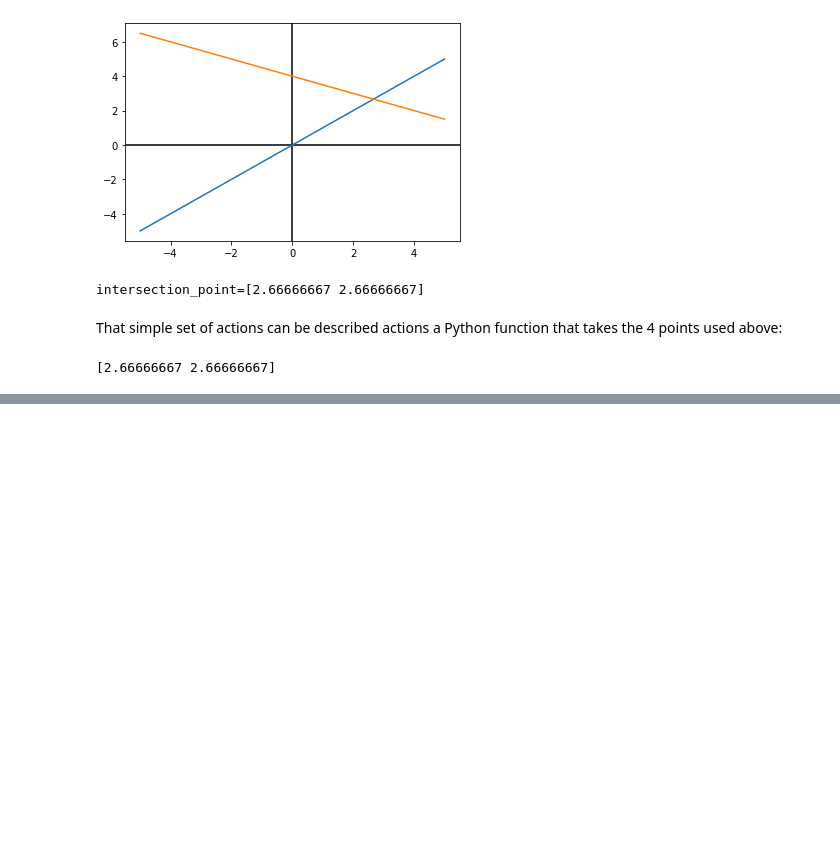
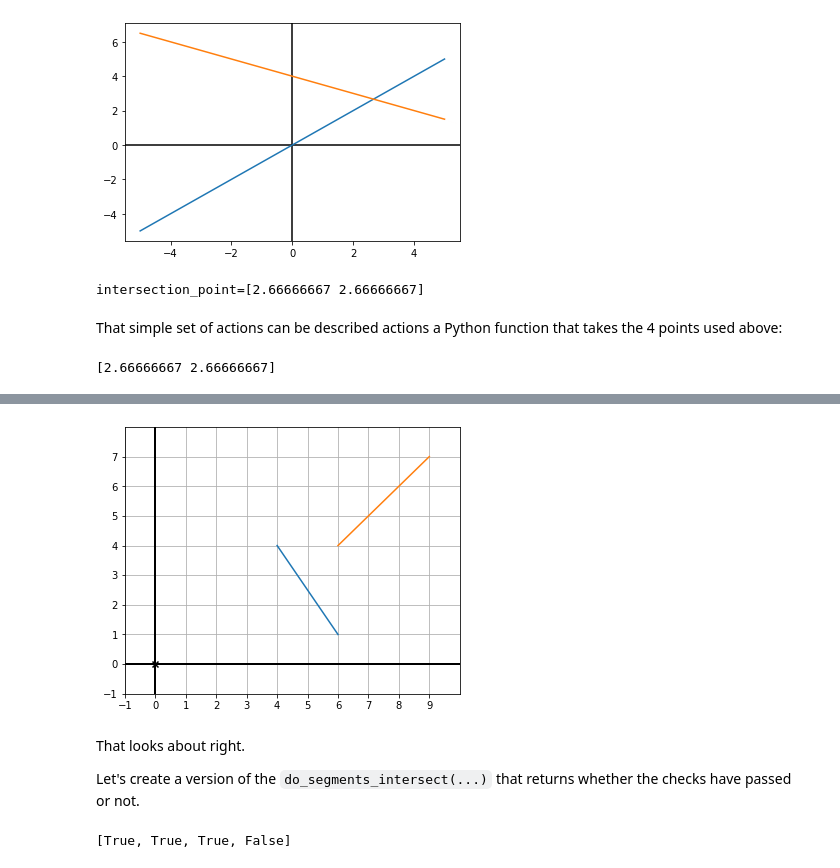
Before and after one commit to sergiofgonzalez/math-workbench, a Jupyter notebook: 06-solving-systems-of-linear-equations/e01-exercises/solving-systems-of-linear-equations-exercises.ipynb, the cells around one changed output, grey strips where cells are left out. Cells and saved outputs as stored; diff of their text form; code cells hidden in the pictures; blank space fills up the shorter version.

```diff
--- a/06-solving-systems-of-linear-equations/e01-exercises/solving-systems-of-linear-equations-exercises.ipynb
+++ b/06-solving-systems-of-linear-equations/e01-exercises/solving-systems-of-linear-equations-exercises.ipynb
@@ -618,0 +670,38 @@ While that gives us the intersection (or solution) of the system of linear equat
+# %%
+from my_draw2d import draw2d, Segment2D, Points2D
+from my_colors import blue, orange
+
+
+segment_1 = Segment2D((4, 4), (6, 1), color=blue)
+segment_2 = Segment2D((6, 4), (9, 7), color=orange)
+
+draw2d(segment_1, segment_2)
+# %% [output]
+[figure, added]
+# %% [markdown]
+That looks about right.
+
+Let's create a version of the `do_segments_intersect(...)` that returns whether the checks have passed or not.
+# %%
+from my_linear_equations import intersection
+from my_vectors import distance
+
+def segment_checks(s1, s2):
+    u1, u2 = s1
+    v1, v2 = s2
+    l1 = distance(u1, u2)
+    l2 = distance(v1, v2)
+    x, y = intersection(u1, u2, v1, v2)
+    return [
+        distance(u1, (x, y)) <= l1,
+        distance(u2, (x, y)) <= l1,
+        distance(v1, (x, y)) <= l2,
+        distance(v2, (x, y)) <= l2,
+    ]
+
+segment_1 = ((4, 4), (6, 1))
+segment_2 = ((6, 4), (9, 7))
+
+print(segment_checks(segment_1, segment_2))
+# %% [output]
+[True, True, True, False]
```
Also changed, not shown: parts of 6 cells of this notebook, 3 other files.
